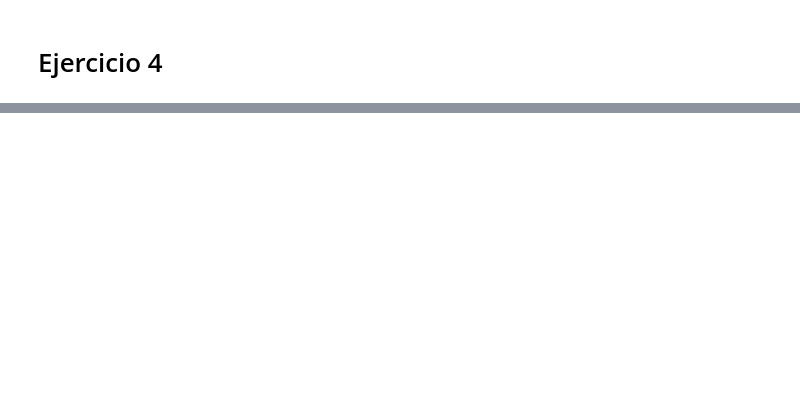
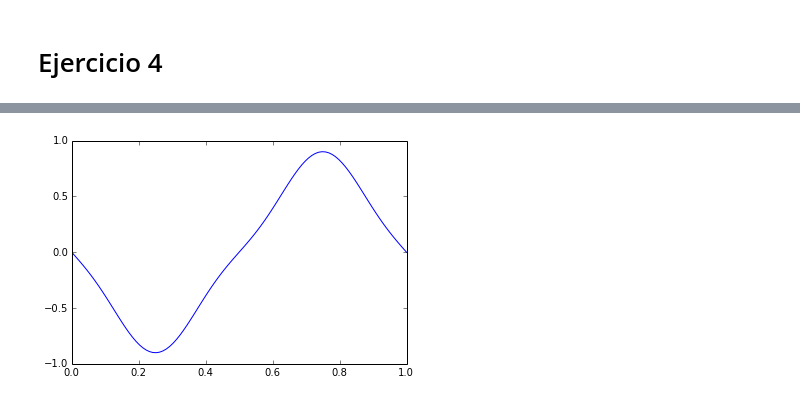
Before and after one commit to ababino/fisica2, a Jupyter notebook: guia3.ipynb, the cells around one changed output, grey strips where cells are left out. Drawn from its saved outputs; the diff is of its cells as text; code cells hidden in the pictures; blank space fills up the shorter version.

```diff
--- a/guia3.ipynb
+++ b/guia3.ipynb
@@ -25,0 +59,9 @@ def f(armonicos=1):
+# %%
+@interact(armonicos=(1, 40, 2))
+def f(armonicos=1):
+    L = 1
+    x = linspace(0, L, 100)
+    ylim([-1, 1])
+    plot(x, fourier(x, armonicos, amp_fun=amp5))
+# %% [output]
+[figure, added]
```
Also changed, not shown: parts of 8 cells of this notebook.
